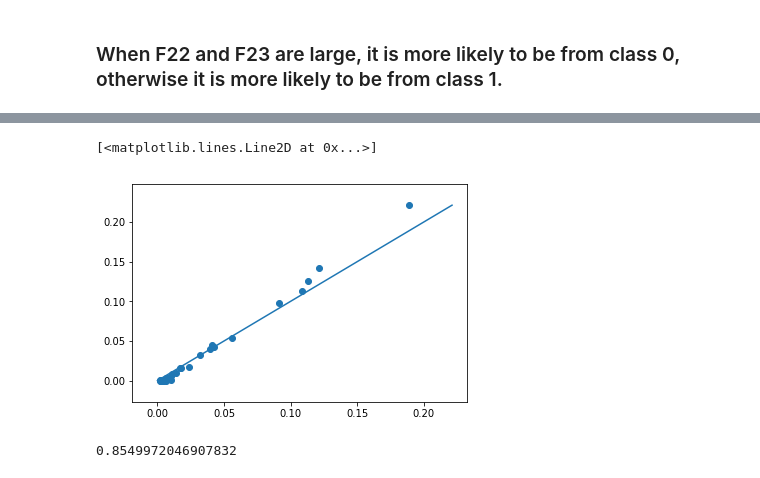
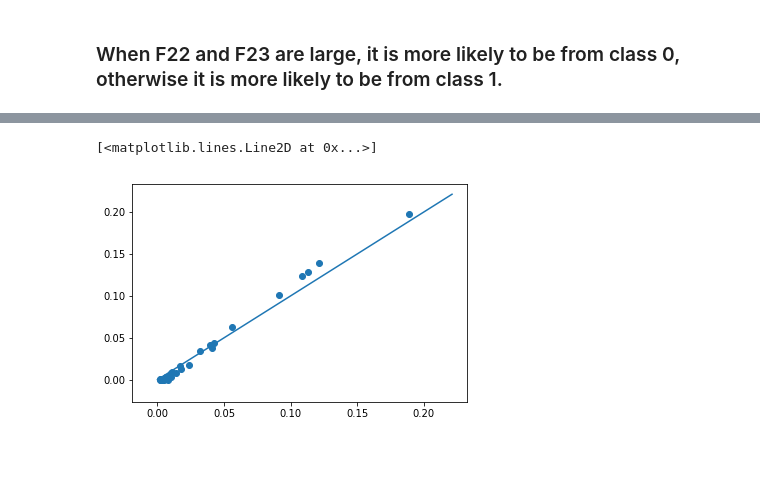
Before and after one commit to shifwang/RFmicroscope, a Jupyter notebook: demos/breast_cancer_example.ipynb, the cells around one changed output, grey strips where cells are left out. Cells and saved outputs as stored; diff of their text form; code cells hidden in the pictures.

```diff
--- a/demos/breast_cancer_example.ipynb
+++ b/demos/breast_cancer_example.ipynb
@@ -84,12 +86,10 @@ Text(0.5, 0, 'F23')
 # %%
 out = oob_feature_importance(rf, X_train, y_train)
+# %%
+_, test_feature_importance = individual_signed_feature_importance(forestReader=b, labels=y_test)
 # %%
-plt.scatter(rf.feature_importances_, out.flatten(), marker = 'o')
+plt.scatter(rf.feature_importances_, test_feature_importance, marker = 'o')
 plt.plot([0, max(out)], [0, max(out)])
 # %% [output]
 [<matplotlib.lines.Line2D at 0x...>]
-[figure, old version]
+[figure, new version]
-# %%
-(max(out) / max(rf.feature_importances_)) ** -1
-# %% [output]
-0.8549972046907832
```
Also changed, not shown: parts of 5 cells of this notebook, 1 other file.
